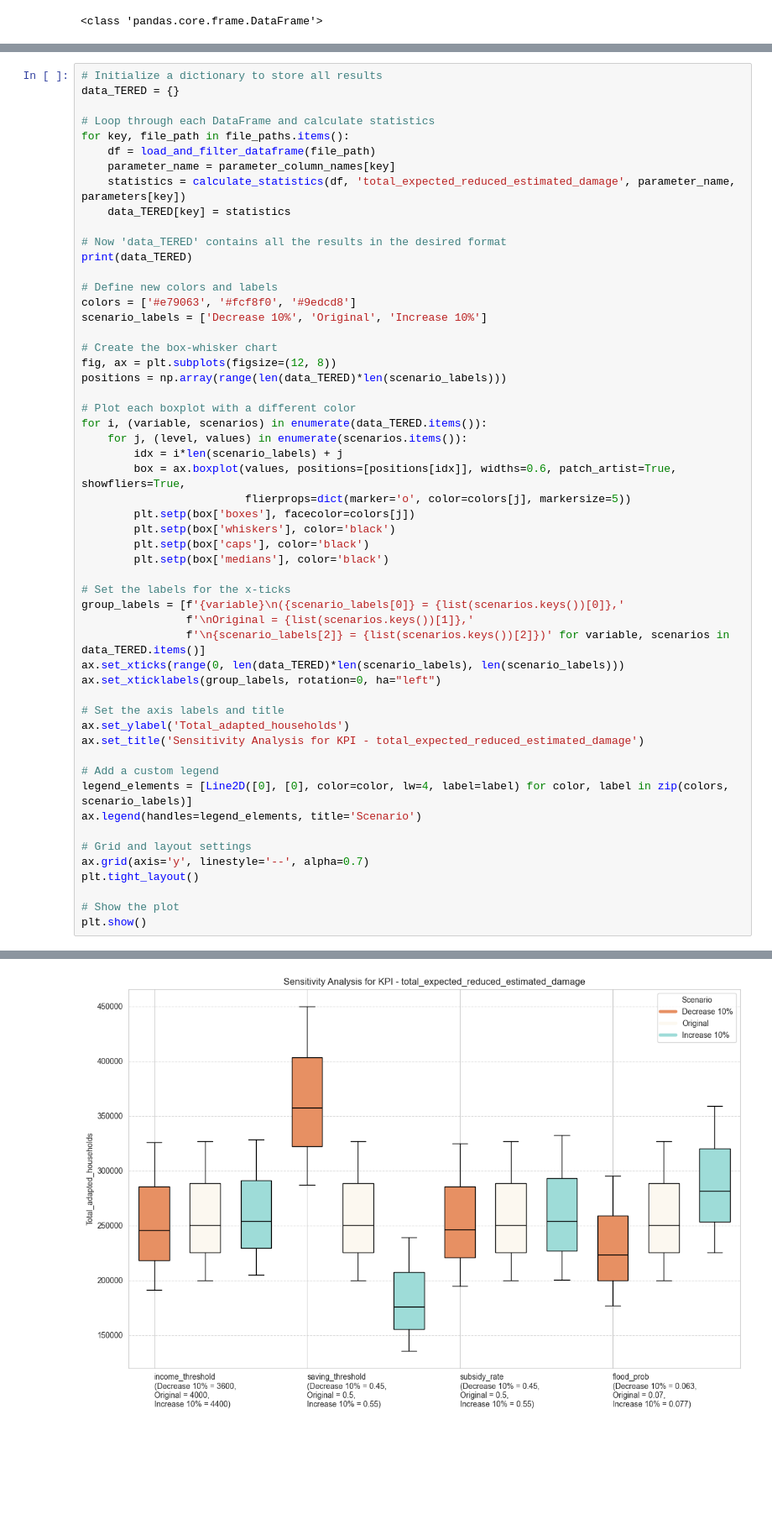
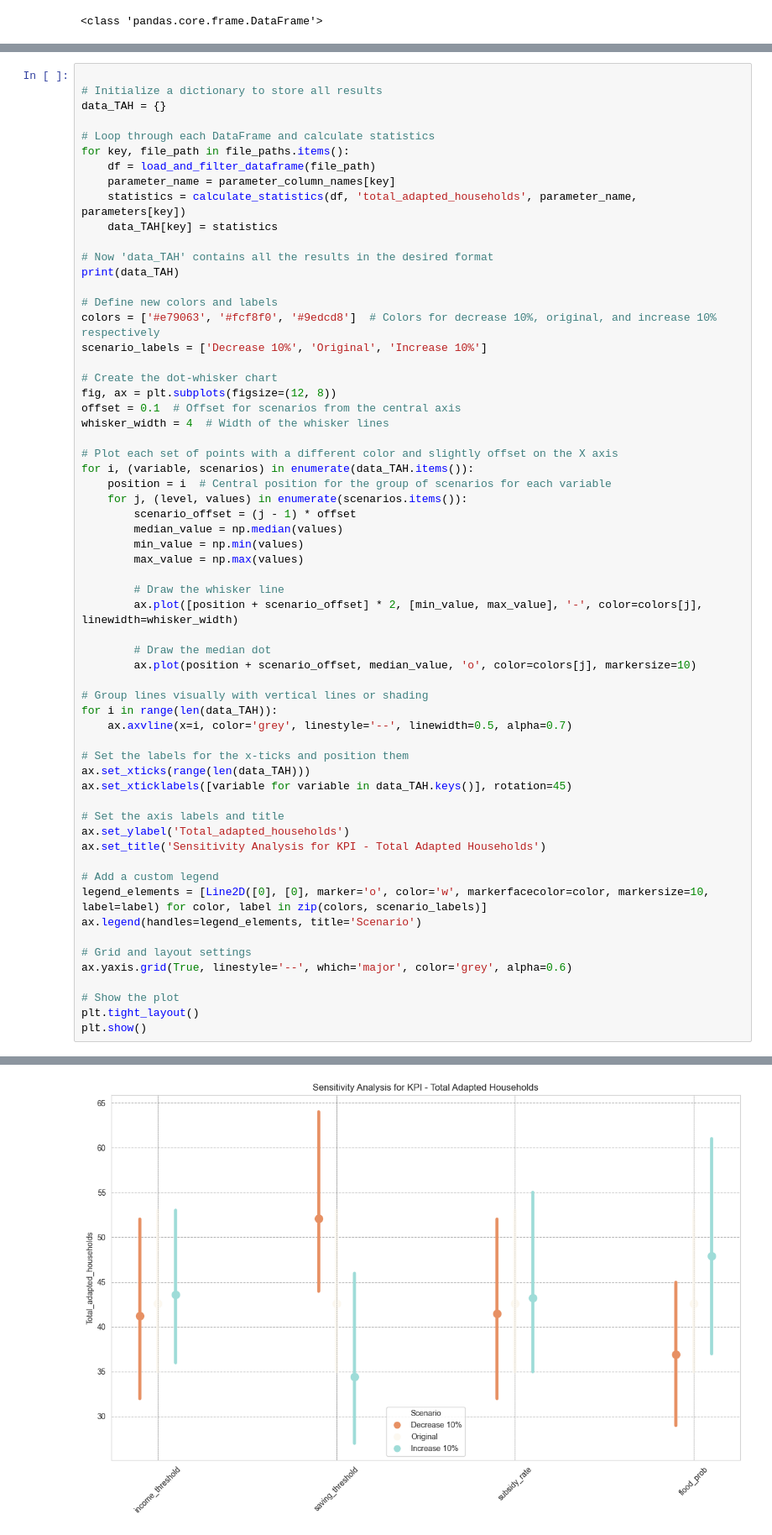
Before and after one commit to ctezgec/abm, a Jupyter notebook: model/analysis_sensitivity.ipynb, the cells around one changed output, grey strips where cells are left out. Shown at 84% size. Cells and saved outputs as stored; diff of their text form; blank space fills up the shorter version.

Commit message:
analysing of experiment

```diff
--- a/model/analysis_sensitivity.ipynb
+++ b/model/analysis_sensitivity.ipynb
@@ -113,55 +126,62 @@ parameters = {
 # %%
+
 # Initialize a dictionary to store all results
-data_TERED = {}
+data_TAH = {}
 
 # Loop through each DataFrame and calculate statistics
 for key, file_path in file_paths.items():
     df = load_and_filter_dataframe(file_path)
     parameter_name = parameter_column_names[key]
-    statistics = calculate_statistics(df, 'total_expected_reduced_estimated_damage', parameter_name, parameters[key])
-    data_TERED[key] = statistics
+    statistics = calculate_statistics(df, 'total_adapted_households', parameter_name, parameters[key])
+    data_TAH[key] = statistics
 
-# Now 'data_TERED' contains all the results in the desired format
-print(data_TERED)
+# Now 'data_TAH' contains all the results in the desired format
+print(data_TAH)
 
 # Define new colors and labels
-colors = ['#e79063', '#fcf8f0', '#9edcd8']
+colors = ['#e79063', '#fcf8f0', '#9edcd8']  # Colors for decrease 10%, original, and increase 10% respectively
 scenario_labels = ['Decrease 10%', 'Original', 'Increase 10%']
 
-# Create the box-whisker chart
+# Create the dot-whisker chart
 fig, ax = plt.subplots(figsize=(12, 8))
-positions = np.array(range(len(data_TERED)*len(scenario_labels)))
+offset = 0.1  # Offset for scenarios from the central axis
+whisker_width = 4  # Width of the whisker lines
 
-# Plot each boxplot with a different color
-for i, (variable, scenarios) in enumerate(data_TERED.items()):
+# Plot each set of points with a different color and slightly offset on the X axis
+for i, (variable, scenarios) in enumerate(data_TAH.items()):
+    position = i  # Central position for the group of scenarios for each variable
     for j, (level, values) in enumerate(scenarios.items()):
-        idx = i*len(scenario_labels) + j
-        box = ax.boxplot(values, positions=[positions[idx]], widths=0.6, patch_artist=True, showfliers=True,
-                         flierprops=dict(marker='o', color=colors[j], markersize=5))
-        plt.setp(box['boxes'], facecolor=colors[j])
-        plt.setp(box['whiskers'], color='black')
-        plt.setp(box['caps'], color='black')
-        plt.setp(box['medians'], color='black')
+        scenario_offset = (j - 1) * offset
+        median_value = np.median(values)
+        min_value = np.min(values)
+        max_value = np.max(values)
 
-# Set the labels for the x-ticks
-group_labels = [f'{variable}\n({scenario_labels[0]} = {list(scenarios.keys())[0]},'
-                f'\nOriginal = {list(scenarios.keys())[1]},'
-                f'\n{scenario_labels[2]} = {list(scenarios.keys())[2]})' for variable, scenarios in data_TERED.items()]
-ax.set_xticks(range(0, len(data_TERED)*len(scenario_labels), len(scenario_labels)))
-ax.set_xticklabels(group_labels, rotation=0, ha="left")
+        # Draw the whisker line
+        ax.plot([position + scenario_offset] * 2, [min_value, max_value], '-', color=colors[j], linewidth=whisker_width)
+
+        # Draw the median dot
+        ax.plot(position + scenario_offset, median_value, 'o', color=colors[j], markersize=10)
+
+# Group lines visually with vertical lines or shading
+for i in range(len(data_TAH)):
+    ax.axvline(x=i, color='grey', linestyle='--', linewidth=0.5, alpha=0.7)
+
+# Set the labels for the x-ticks and position them
+ax.set_xticks(range(len(data_TAH)))
+ax.set_xticklabels([variable for variable in data_TAH.keys()], rotation=45)
 
 # Set the axis labels and title
 ax.set_ylabel('Total_adapted_households')
-ax.set_title('Sensitivity Analysis for KPI - total_expected_reduced_estimated_damage')
+ax.set_title('Sensitivity Analysis for KPI - Total Adapted Households')
 
 # Add a custom legend
-legend_elements = [Line2D([0], [0], color=color, lw=4, label=label) for color, label in zip(colors, scenario_labels)]
+legend_elements = [Line2D([0], [0], marker='o', color='w', markerfacecolor=color, markersize=10, label=label) for color, label in zip(colors, scenario_labels)]
 ax.legend(handles=legend_elements, title='Scenario')
 
 # Grid and layout settings
-ax.grid(axis='y', linestyle='--', alpha=0.7)
-plt.tight_layout()
+ax.yaxis.grid(True, linestyle='--', which='major', color='grey', alpha=0.6)
 
 # Show the plot
+plt.tight_layout()
 plt.show()
 # %% [output]
@@ -169 +189 @@ plt.show()
-[figure, old version]
+[figure, new version]
```
Also changed, not shown: parts of 4 cells of this notebook, 2 other files.
